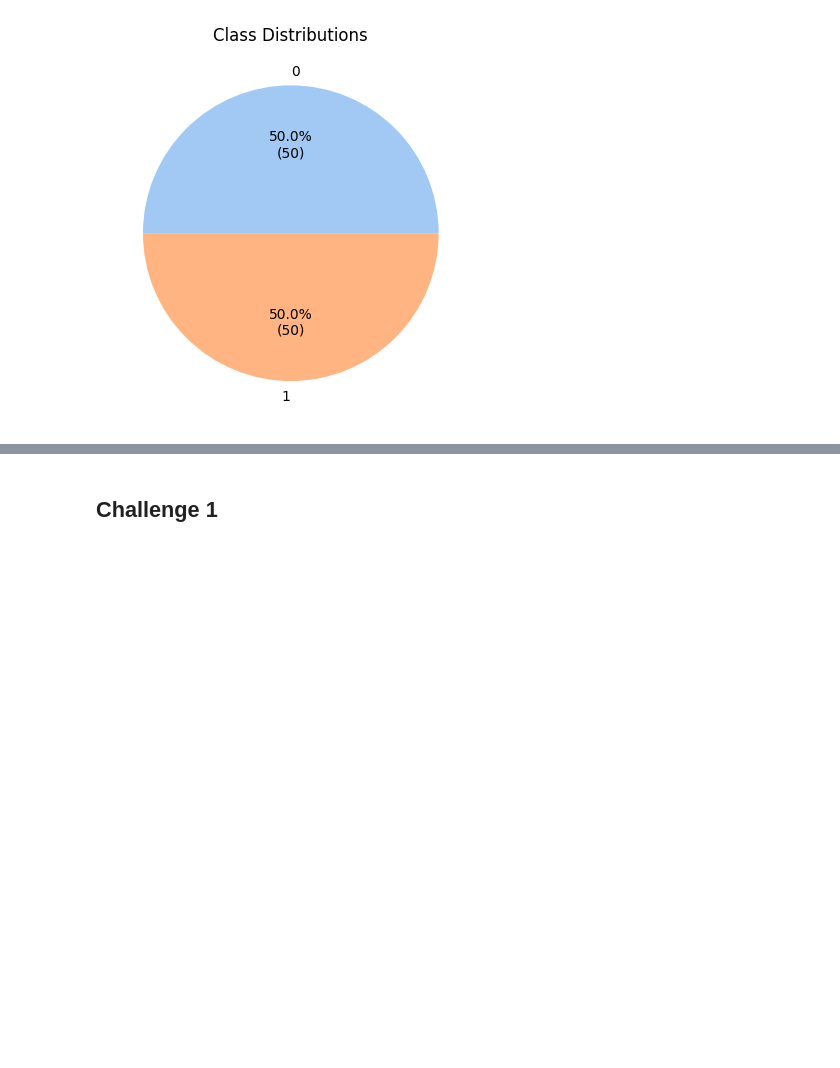
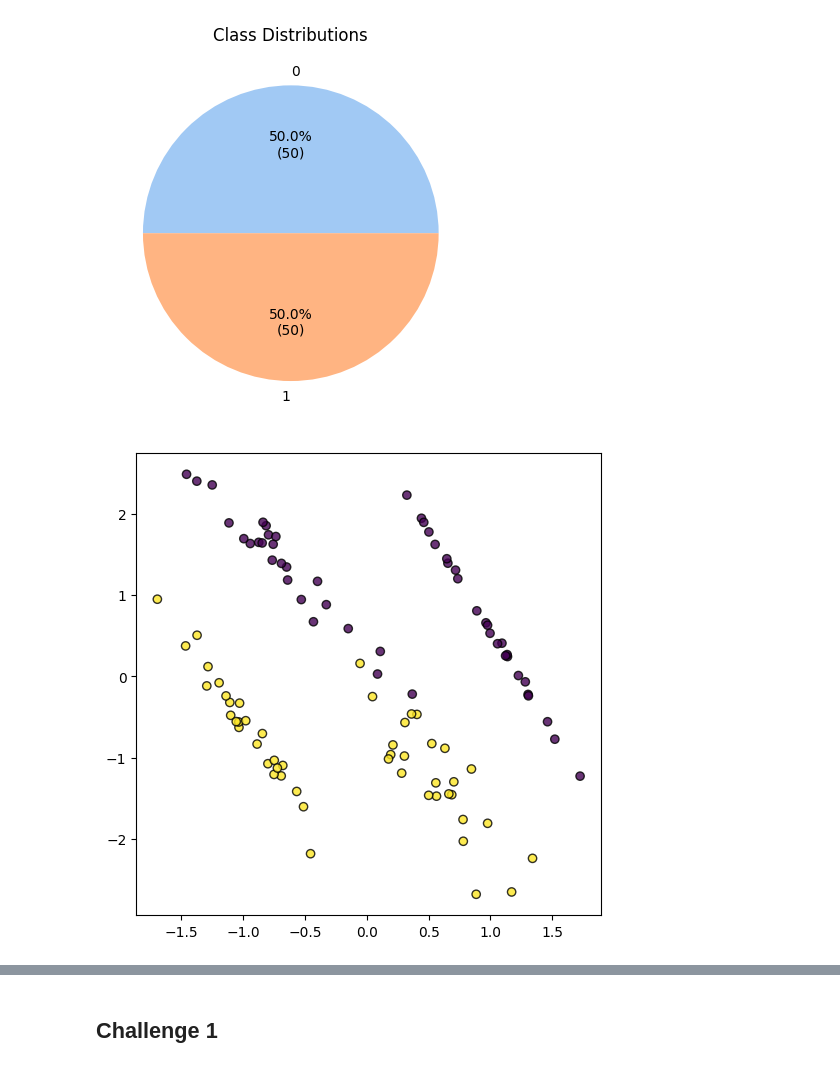
Before and after one commit to CSC-566-benchmark-team-2/team-2-benchmark-4, a Jupyter notebook: notebooks/benchmark_3.ipynb, the cells around one changed output, grey strips where cells are left out. Drawn from its saved outputs; the diff is of its cells as text; code cells hidden in the pictures; blank space fills up the shorter version.

```diff
--- a/notebooks/benchmark_3.ipynb
+++ b/notebooks/benchmark_3.ipynb
@@ -153,3 +155,15 @@ X, y = make_classification(n_samples=100, n_features=5, random_state=42)
 graph_distributions(y)
 # %% [output]
 [figure]
+# %%
+def plot_classes(X, y):
+    _, ax = plt.subplots(figsize=(6, 6))
+    _ = ax.scatter(X[:, 0], X[:, 1], c=y, alpha=0.8, edgecolor="k")
+
+# Generate a simple fake dataset with 100 samples and 5 features
+X, y = make_classification(n_samples=100, n_features=5, random_state=42)
+
+# vizualize the class distribution
+plot_classes(X, y)
+# %% [output]
+[figure, added]
```
Also changed, not shown: parts of 6 cells of this notebook.
